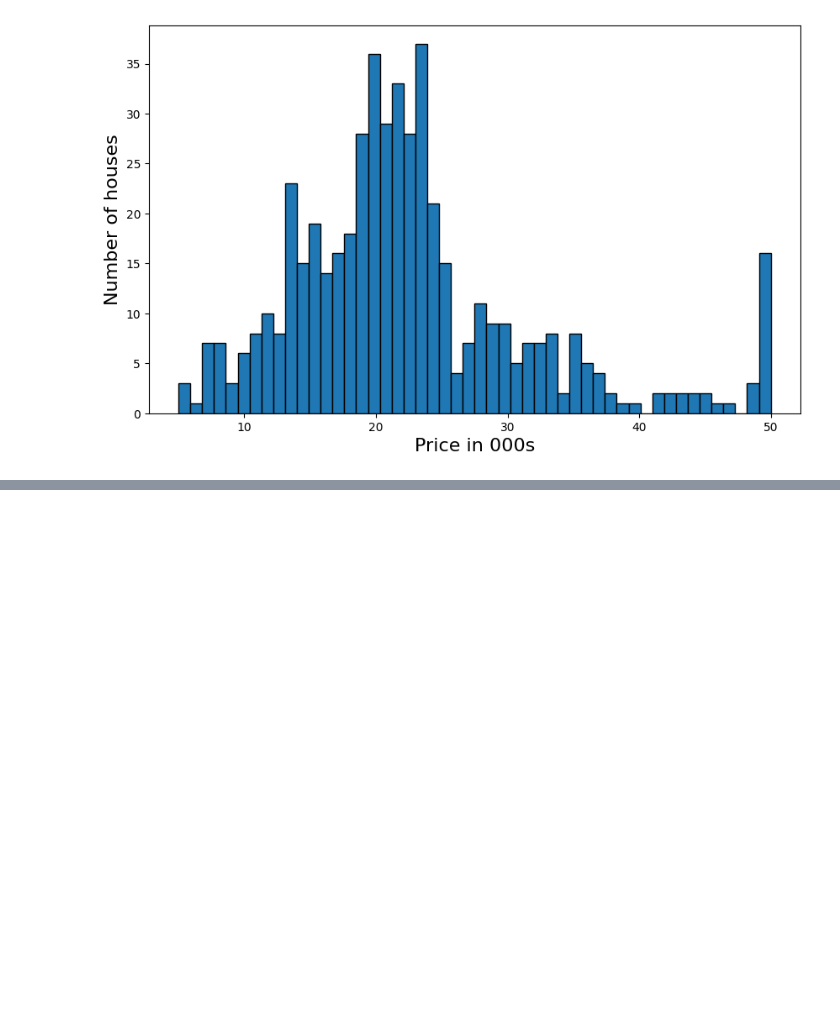
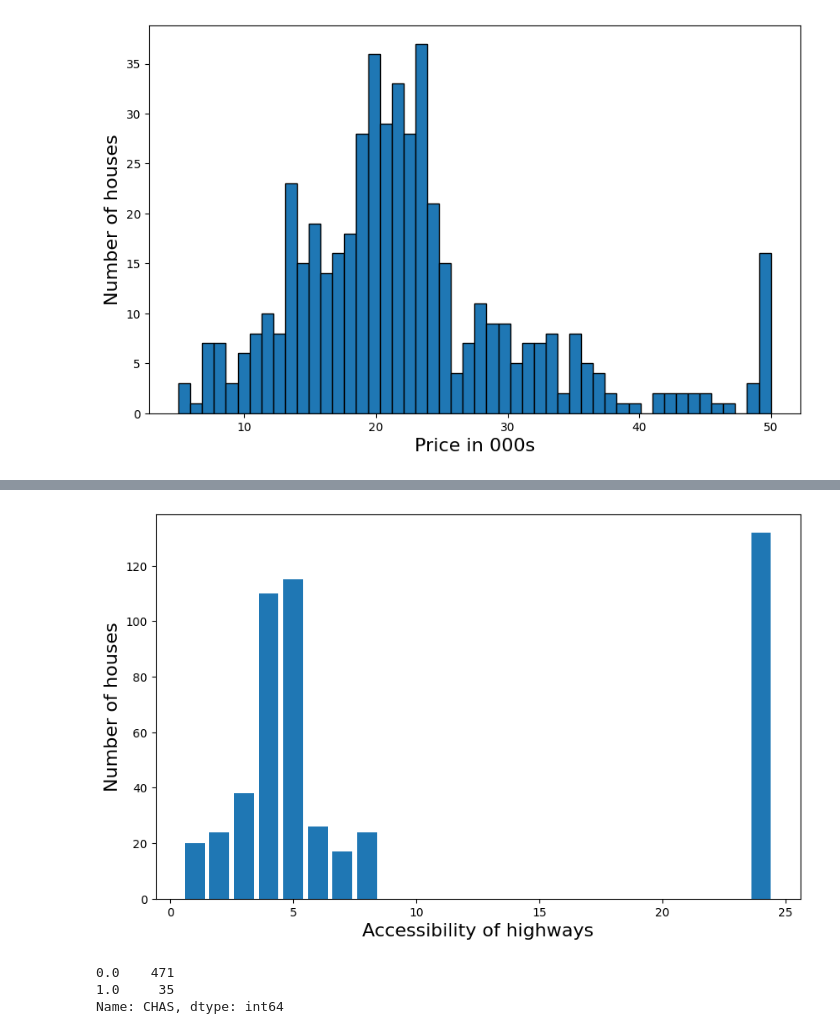
Before and after one commit to cropped33/ML_learining, a Jupyter notebook: chapter_5/predect_house_price.ipynb, the cells around one changed output, grey strips where cells are left out. Saved outputs shown, nothing was run; the diff lists cells and outputs as text; code cells hidden in the pictures; blank space fills up the shorter version.

```diff
--- a/chapter_5/predect_house_price.ipynb
+++ b/chapter_5/predect_house_price.ipynb
@@ -75,0 +207,22 @@ plt.show()
+# %%
+# in such contexts where index is given it is better to draw bar charts rather than hard coding bins like 24 in this case
+frequency = data["RAD"].value_counts()
+# type(frequency)
+# These two are similar thihngs:
+# frequency.index
+# frequency.axes[0]
+
+plt.figure(figsize=(10, 6))
+plt.xlabel("Accessibility of highways", fontsize=16)
+plt.ylabel("Number of houses", fontsize=16)
+
+plt.bar(frequency.axes[0], height=frequency)
+plt.show()
+# %% [output]
+[figure, added]
+# %%
+data["CHAS"].value_counts()
+# %% [output]
+0.0    471
+1.0     35
+Name: CHAS, dtype: int64
```
Also changed, not shown: parts of 13 cells of this notebook.
